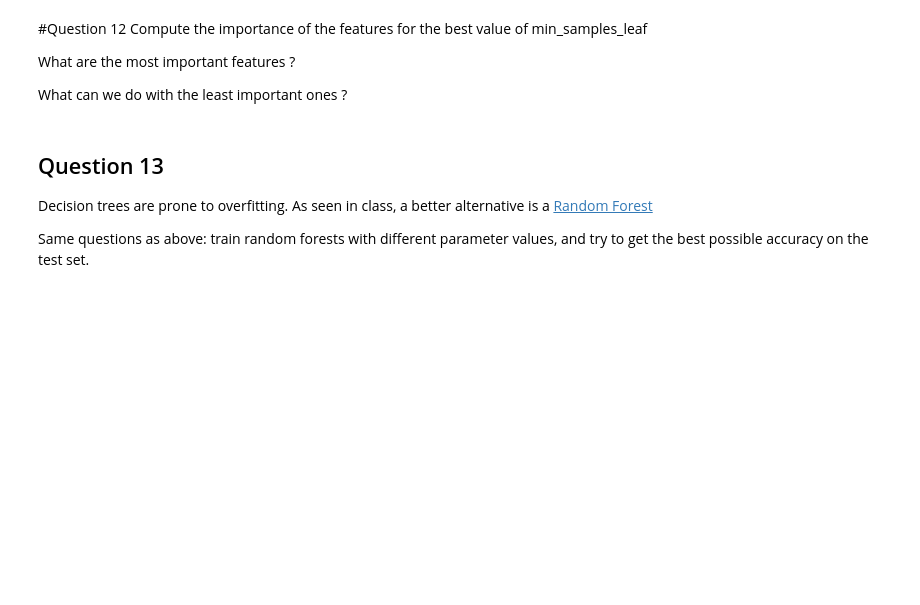
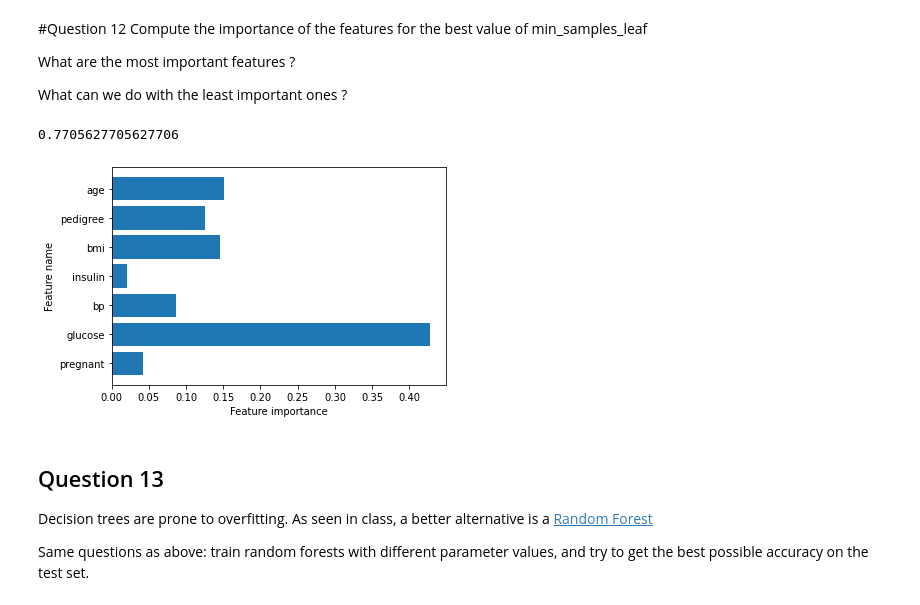
Before and after one commit to VincentPetitPro/M1-ML-assignements, a Jupyter notebook: ML_Hands_on_2_Pima_Indians_Diabetes.ipynb, the cells around one changed output. Cells and saved outputs as stored; diff of their text form; code cells hidden in the pictures; blank space fills up the shorter version.

```diff
--- a/ML_Hands_on_2_Pima_Indians_Diabetes.ipynb
+++ b/ML_Hands_on_2_Pima_Indians_Diabetes.ipynb
@@ -243,9 +243,19 @@ Try to find the best value for min_samples_leaf
 Again, you must avoid to overfit and underfit your dataset.
 
 Again, a graph showing the evolution of the accuracy by min_samples_leaf should help.
-# %%
-for min_samples in range(1, 20):
-  model2 = DecisionTreeClassifier(max_depth=10, min_samples_leaf=min_samples)
+# %%
+mins_samples_leaf = []
+accuracies_test = []
+accuracies_train = []
+for min_samples in range(1, 20):
+  mins_samples_leaf.append(min_samples)
+  model = DecisionTreeClassifier(max_depth=10, min_samples_leaf=min_samples)
+  model.fit(X_train, y_train)
+  y_predict = q5()
+  accuracy_test = q6(y_test)
+  accuracies_test.append(accuracy_test)
+  accuracy_train = accuracy_score(y_train, model.predict(X_train))
+  accuracies_train.append(accuracy_train)
 # %%
 plt.figure()
 plt.scatter(mins_samples_leaf, accuracies_test, label='test data')
@@ -260,11 +272,16 @@ What are the most important features ?
 
 What can we do with the least important ones ?
 # %%
-clf2 = DecisionTreeClassifier(min_samples_leaf = ???).fit(X_train, y_train)
+clf2 = DecisionTreeClassifier(min_samples_leaf = 5).fit(X_train, y_train)
 y_pred = clf2.predict(X_test)
 accuracy_score(y_test,y_pred)
+# %% [output]
+0.7705627705627706
 # %%
 from adspy_shared_utilities import plot_feature_importances
+plot_feature_importances(clf2, clf2.feature_names_in_)
+# %% [output]
+[figure, added]
 # %% [markdown]
 ## Question 13
 Decision trees are prone to overfitting. As seen in class, a better alternative is a [Random Forest](https://scikit-learn.org/stable/modules/generated/sklearn.ensemble.RandomForestClassifier.html)
```
Also changed, not shown: parts of 1 cell of this notebook.
